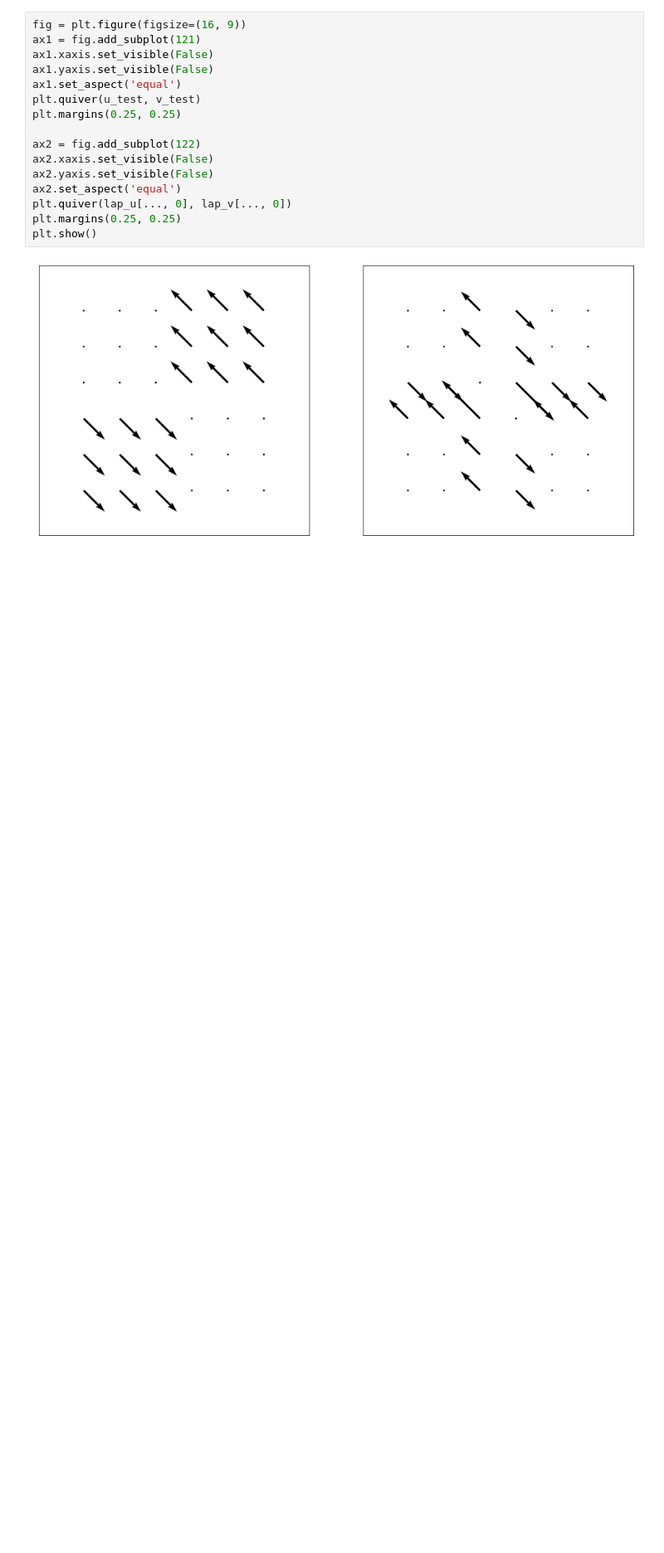
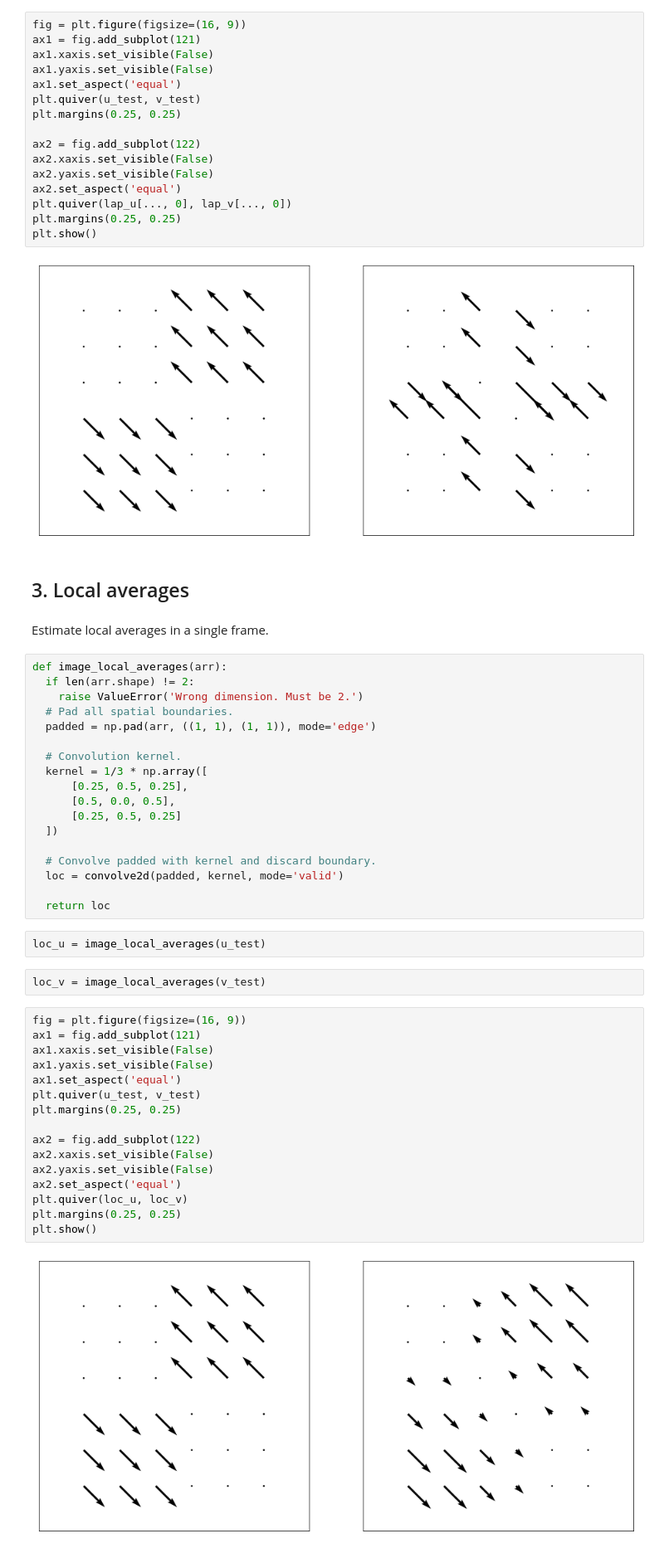
Before and after one commit to olley102/CommunityDetectionURSS, a Jupyter notebook: optical_flow.ipynb, the cells around one changed output. Shown at 83% size. Drawn from its saved outputs; the diff is of its cells as text; blank space fills up the shorter version.

Commit message:
Fix derivatives and add local averages

```diff
--- a/optical_flow.ipynb
+++ b/optical_flow.ipynb
@@ -108,4 +171,48 @@ plt.margins(0.25, 0.25)
 plt.show()
 # %% [output]
 [figure]
+# %% [markdown]
+## 3. Local averages
+# %% [markdown]
+Estimate local averages in a single frame.
+# %%
+def image_local_averages(arr):
+  if len(arr.shape) != 2:
+    raise ValueError('Wrong dimension. Must be 2.')
+  # Pad all spatial boundaries.
+  padded = np.pad(arr, ((1, 1), (1, 1)), mode='edge')
+
+  # Convolution kernel.
+  kernel = 1/3 * np.array([
+      [0.25, 0.5, 0.25],
+      [0.5, 0.0, 0.5],
+      [0.25, 0.5, 0.25]
+  ])
+
+  # Convolve padded with kernel and discard boundary.
+  loc = convolve2d(padded, kernel, mode='valid')
+
+  return loc
+# %%
+loc_u = image_local_averages(u_test)
+# %%
+loc_v = image_local_averages(v_test)
+# %%
+fig = plt.figure(figsize=(16, 9))
+ax1 = fig.add_subplot(121)
+ax1.xaxis.set_visible(False)
+ax1.yaxis.set_visible(False)
+ax1.set_aspect('equal')
+plt.quiver(u_test, v_test)
+plt.margins(0.25, 0.25)
+
+ax2 = fig.add_subplot(122)
+ax2.xaxis.set_visible(False)
+ax2.yaxis.set_visible(False)
+ax2.set_aspect('equal')
+plt.quiver(loc_u, loc_v)
+plt.margins(0.25, 0.25)
+plt.show()
+# %% [output]
+[figure, added]
 # %% [markdown]
```
Also changed, not shown: parts of 7 cells of this notebook.
